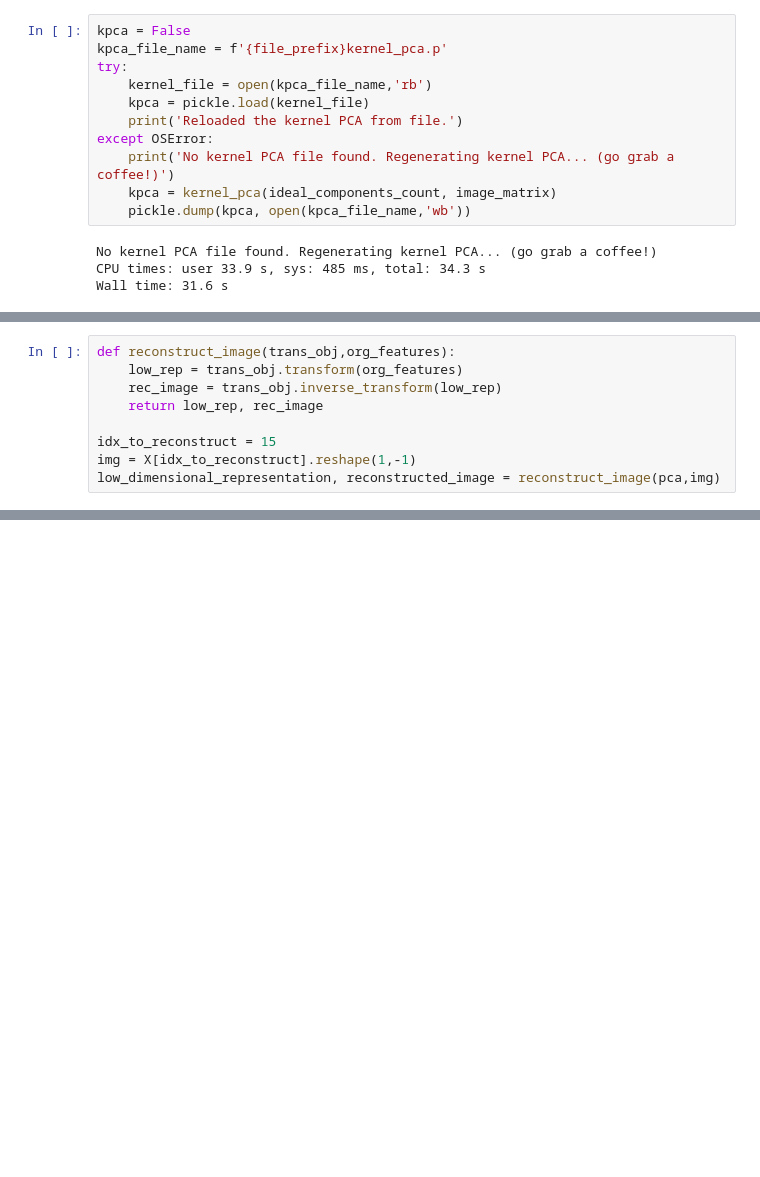
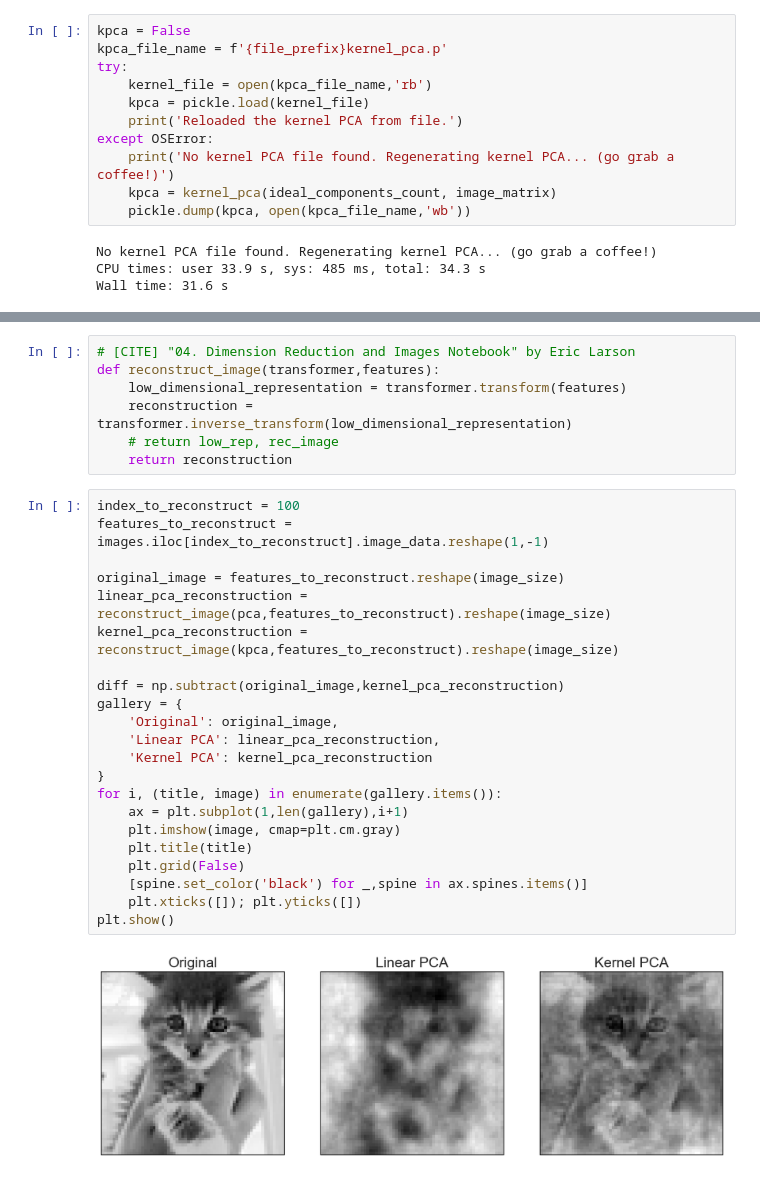
Before and after one commit to SMU-ML-2017/Project3, a Jupyter notebook: Project3 ML.ipynb, the cells around one changed output, grey strips where cells are left out. Drawn from its saved outputs; the diff is of its cells as text; blank space fills up the shorter version.

Commit message:
Reconstruction finished

```diff
--- a/Project3 ML.ipynb
+++ b/Project3 ML.ipynb
@@ -345,9 +343,0 @@ Wall time: 31.6 s
-# %%
-def reconstruct_image(trans_obj,org_features):
-    low_rep = trans_obj.transform(org_features)
-    rec_image = trans_obj.inverse_transform(low_rep)
-    return low_rep, rec_image
-
-idx_to_reconstruct = 15
-img = X[idx_to_reconstruct].reshape(1,-1)
-low_dimensional_representation, reconstructed_image = reconstruct_image(pca,img)
@@ -372,0 +347,31 @@ plt.grid()
+# %%
+# [CITE] "04. Dimension Reduction and Images Notebook" by Eric Larson
+def reconstruct_image(transformer,features):
+    low_dimensional_representation = transformer.transform(features)
+    reconstruction = transformer.inverse_transform(low_dimensional_representation)
+    # return low_rep, rec_image
+    return reconstruction
+# %%
+index_to_reconstruct = 100
+features_to_reconstruct = images.iloc[index_to_reconstruct].image_data.reshape(1,-1)
+
+original_image = features_to_reconstruct.reshape(image_size)
+linear_pca_reconstruction = reconstruct_image(pca,features_to_reconstruct).reshape(image_size)
+kernel_pca_reconstruction = reconstruct_image(kpca,features_to_reconstruct).reshape(image_size)
+
+diff = np.subtract(original_image,kernel_pca_reconstruction)
+gallery = {
+    'Original': original_image,
+    'Linear PCA': linear_pca_reconstruction,
+    'Kernel PCA': kernel_pca_reconstruction
+}
+for i, (title, image) in enumerate(gallery.items()):
+    ax = plt.subplot(1,len(gallery),i+1)
+    plt.imshow(image, cmap=plt.cm.gray)
+    plt.title(title)
+    plt.grid(False)
+    [spine.set_color('black') for _,spine in ax.spines.items()]
+    plt.xticks([]); plt.yticks([])
+plt.show()
+# %% [output]
+[figure, added]
```
Also changed, not shown: parts of 7 cells of this notebook.
